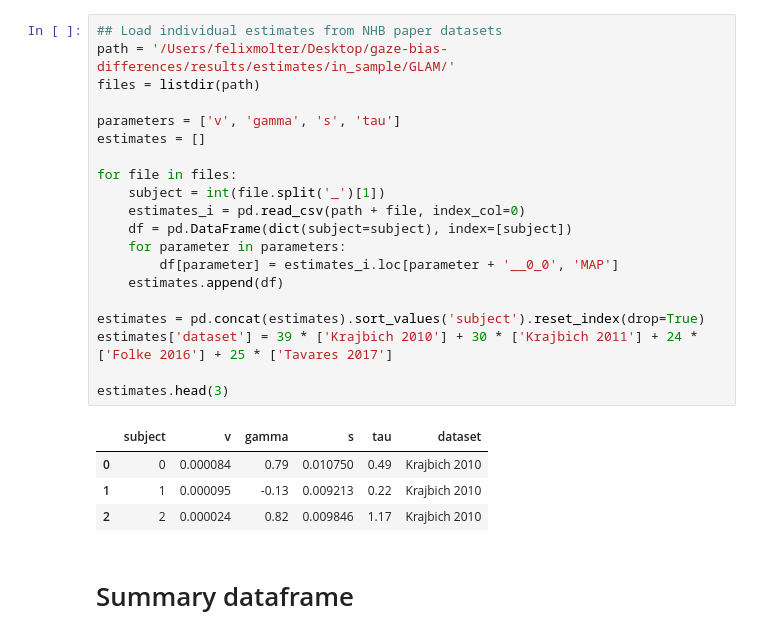
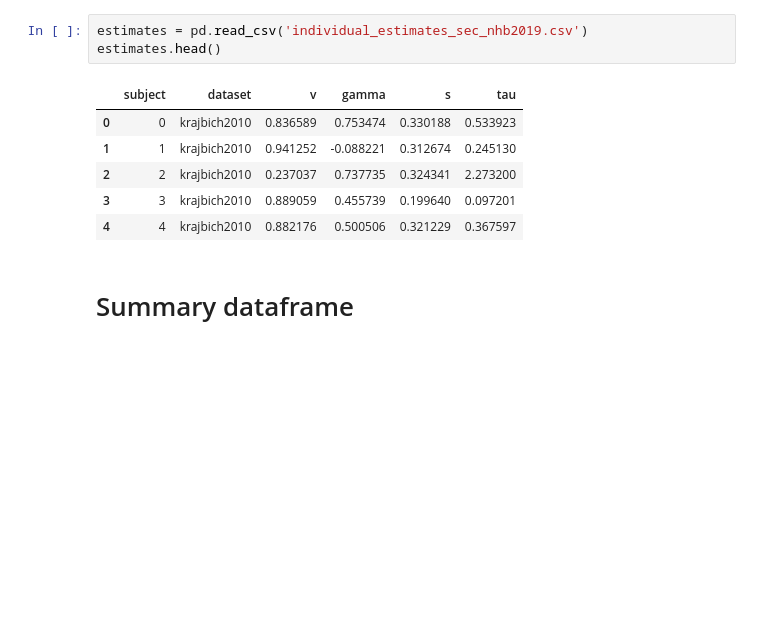
Before and after one commit to glamlab/glambox, a Jupyter notebook: SI_derivation_of_hyperpriors.ipynb, the cells around one changed output. Cells and saved outputs as stored; diff of their text form; blank space fills up the shorter version.

```diff
--- a/SI_derivation_of_hyperpriors.ipynb
+++ b/SI_derivation_of_hyperpriors.ipynb
@@ -20,28 +17,13 @@ The autoreload extension is already loaded. To reload it, use:
-# %%
-## Load individual estimates from NHB paper datasets
-path = '/Users/felixmolter/Desktop/gaze-bias-differences/results/estimates/in_sample/GLAM/'
-files = listdir(path)
-
-parameters = ['v', 'gamma', 's', 'tau']
-estimates = []
-
-for file in files:
-    subject = int(file.split('_')[1])
-    estimates_i = pd.read_csv(path + file, index_col=0)
-    df = pd.DataFrame(dict(subject=subject), index=[subject])
-    for parameter in parameters:
-        df[parameter] = estimates_i.loc[parameter + '__0_0', 'MAP']
-    estimates.append(df)
-
-estimates = pd.concat(estimates).sort_values('subject').reset_index(drop=True)
-estimates['dataset'] = 39 * ['Krajbich 2010'] + 30 * ['Krajbich 2011'] + 24 * ['Folke 2016'] + 25 * ['Tavares 2017']
-
-estimates.head(3)
-# %% [output]
-|  | subject | v | gamma | s | tau | dataset |
-| 0 | 0 | 0.000084 | 0.79 | 0.010750 | 0.49 | Krajbich 2010 |
-| 1 | 1 | 0.000095 | -0.13 | 0.009213 | 0.22 | Krajbich 2010 |
-| 2 | 2 | 0.000024 | 0.82 | 0.009846 | 1.17 | Krajbich 2010 |
+# %%
+estimates = pd.read_csv('individual_estimates_sec_nhb2019.csv')
+estimates.head()
+# %% [output]
+|  | subject | dataset | v | gamma | s | tau |
+| 0 | 0 | krajbich2010 | 0.836589 | 0.753474 | 0.330188 | 0.533923 |
+| 1 | 1 | krajbich2010 | 0.941252 | -0.088221 | 0.312674 | 0.245130 |
+| 2 | 2 | krajbich2010 | 0.237037 | 0.737735 | 0.324341 | 2.273200 |
+| 3 | 3 | krajbich2010 | 0.889059 | 0.455739 | 0.199640 | 0.097201 |
+| 4 | 4 | krajbich2010 | 0.882176 | 0.500506 | 0.321229 | 0.367597 |
 # %% [markdown]
 # Summary dataframe
 # %%
```
Also changed, not shown: parts of 5 cells of this notebook.
